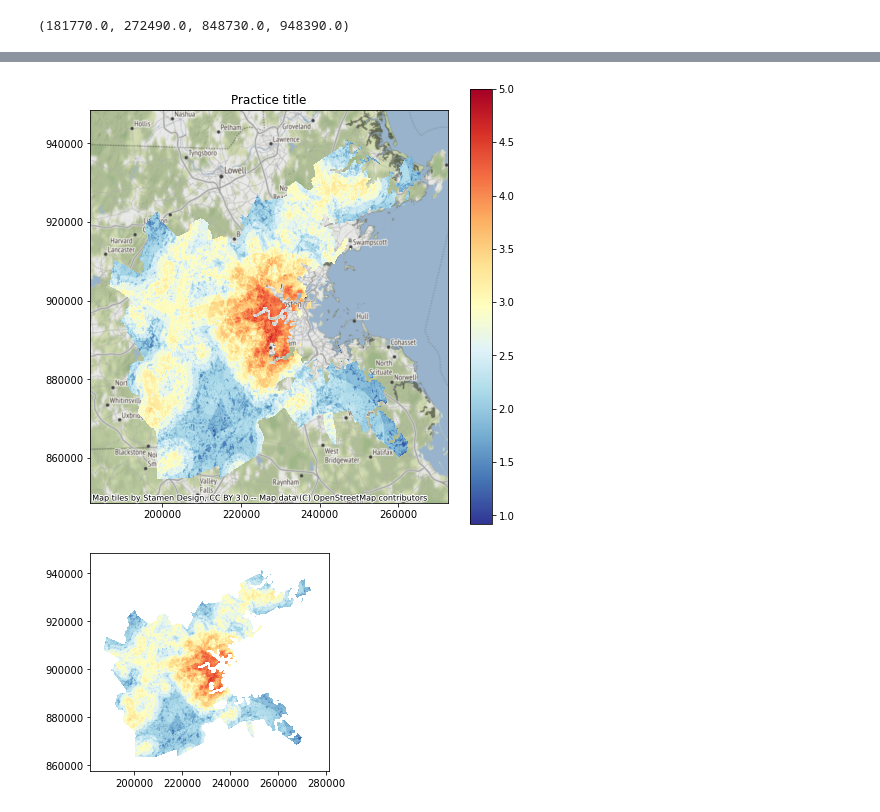
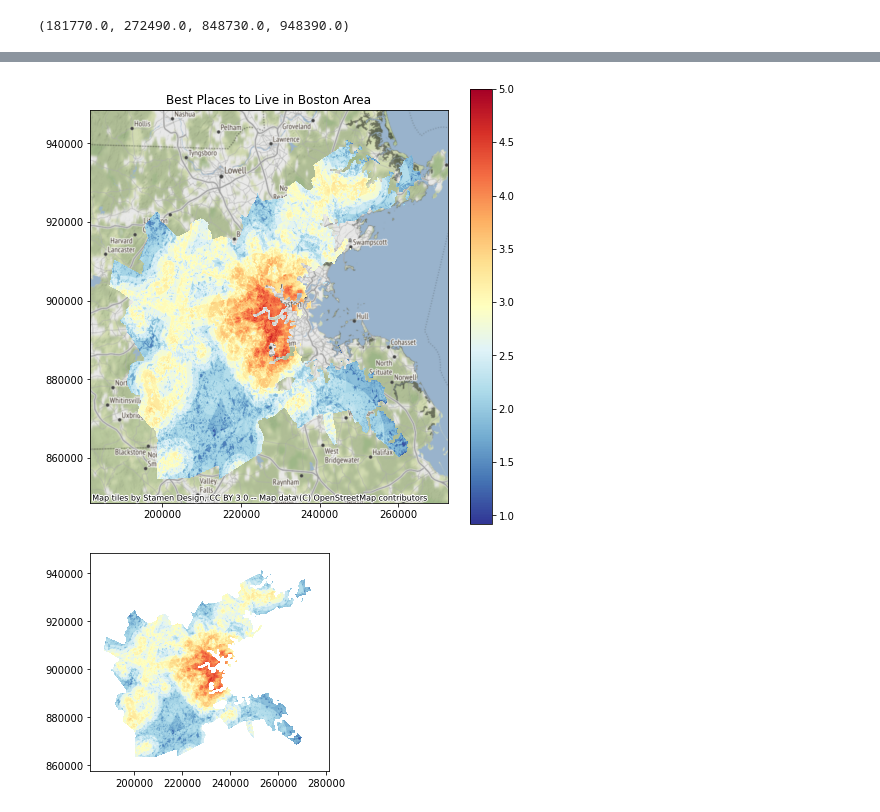
Before and after one commit to gingerleib/outdoor-recreation, a Jupyter notebook: Outdoor_Rec_Analysis.ipynb, the cells around one changed output, grey strips where cells are left out. Cells and saved outputs as stored; diff of their text form; code cells hidden in the pictures.

```diff
--- a/Outdoor_Rec_Analysis.ipynb
+++ b/Outdoor_Rec_Analysis.ipynb
@@ -1101,17 +1105,17 @@ plt.show()
 # %%
 #visualize raster nicely with basemap- attempt
 
 fig, ax = plt.subplots(figsize=(8,8))
 ax.axis(get_extent(weighted_or, transform_tree))
 cx.add_basemap(ax, crs='EPSG:6491')
 image = ax.imshow(weighted_or, cmap="RdYlBu_r",
                   extent = get_extent(weighted_or, transform_tree))
 fig.colorbar(image)
-plt.title("Practice title")
+plt.title("Best Places to Live in Boston Area")
 
 plt.show()
 # %% [output]
-[figure, old version]
+[figure, new version]
 # %%
 #show weighted suitability just in Boston
 
```
Also changed, not shown: parts of 5 cells of this notebook.
